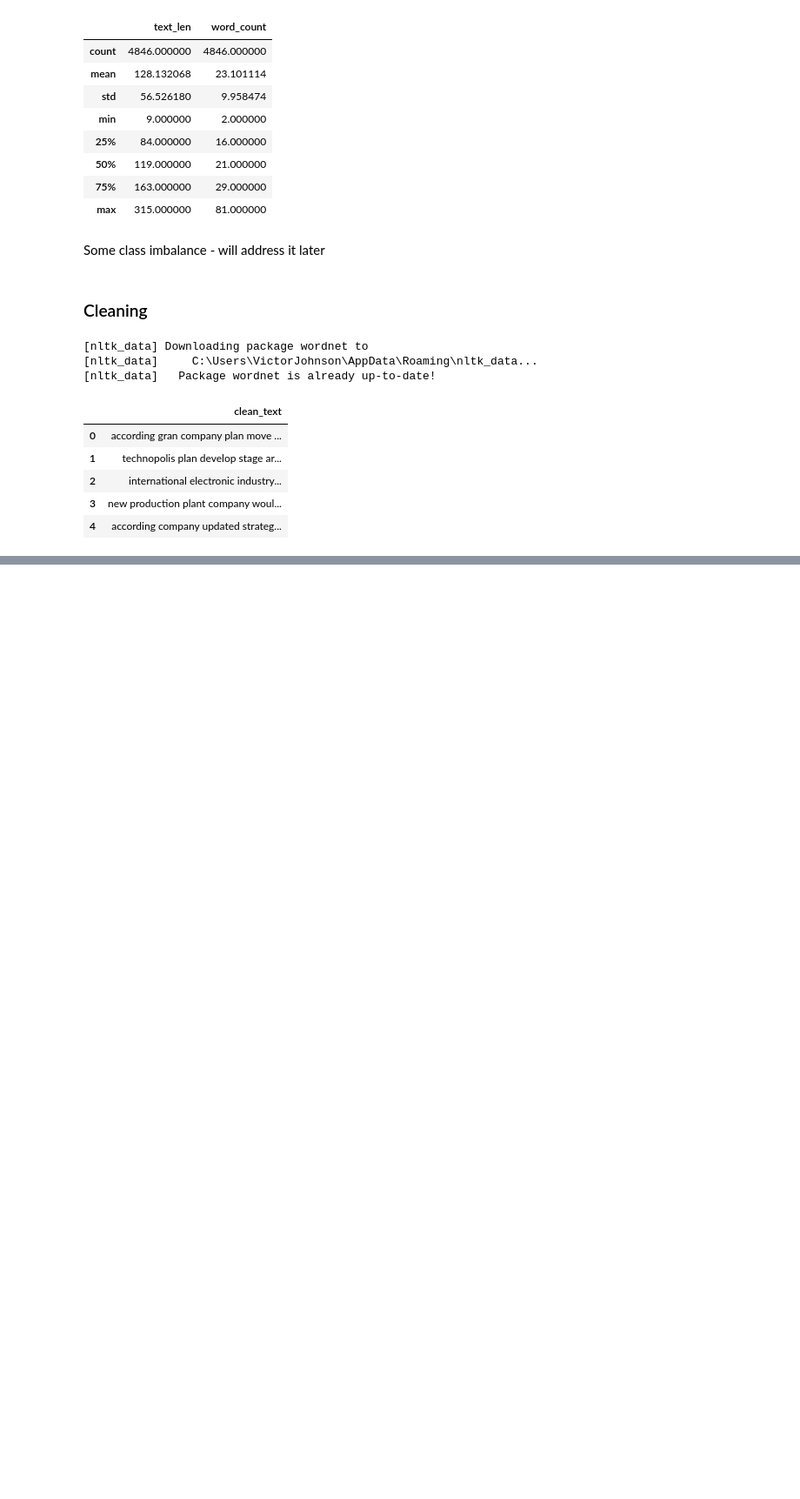
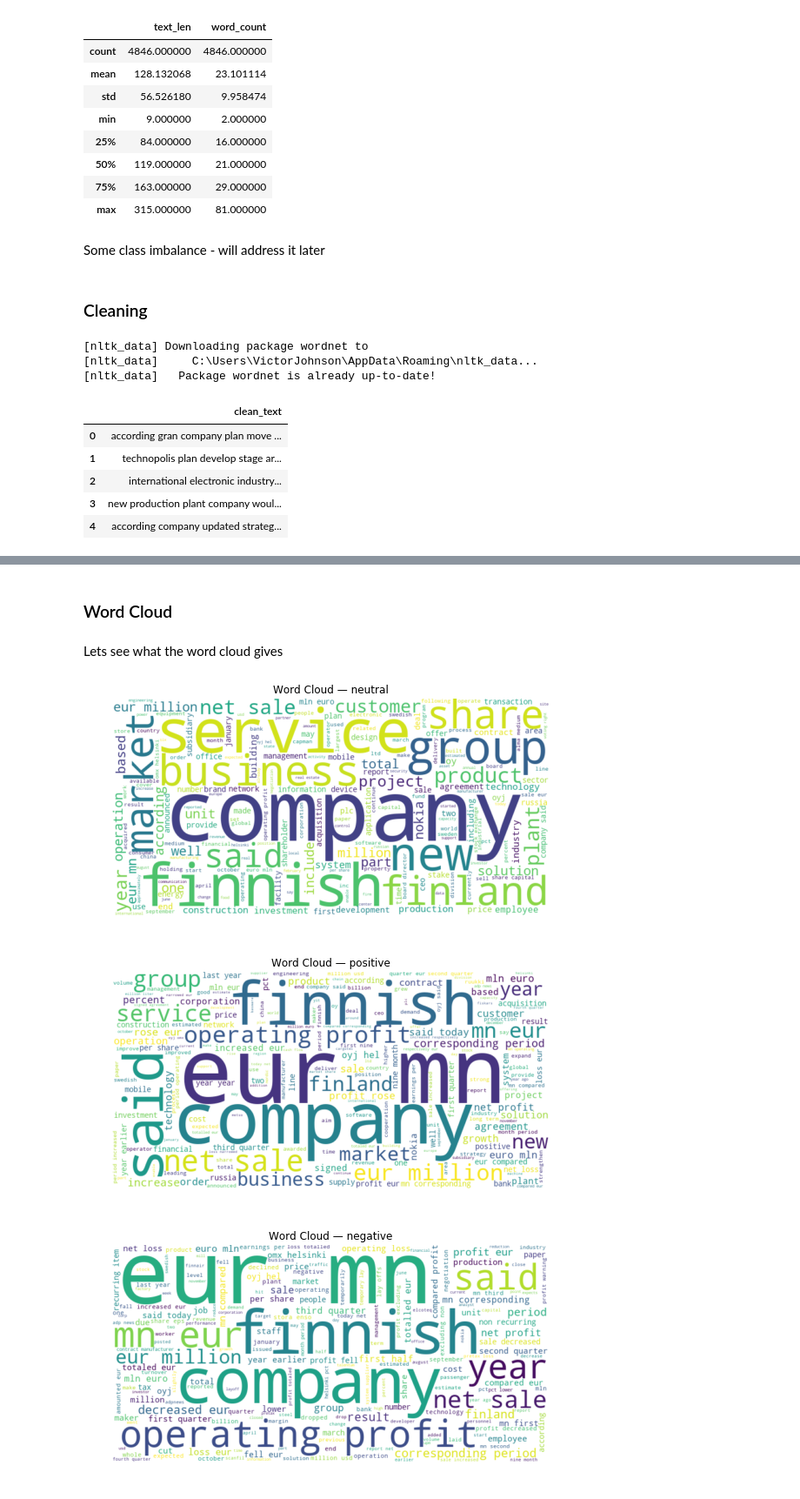
Before and after one commit to victorjohnsonk/SentimentAnalyser, a Jupyter notebook: sentiment-analyser.ipynb, the cells around one changed output, grey strips where cells are left out. Shown at 87% size. Saved outputs shown, nothing was run; the diff lists cells and outputs as text; code cells hidden in the pictures; blank space fills up the shorter version.

```diff
--- a/sentiment-analyser.ipynb
+++ b/sentiment-analyser.ipynb
@@ -168,0 +230,26 @@ df[["clean_text"]].head()
+# %% [markdown]
+### Word Cloud
+# %% [markdown]
+Lets see what the word cloud gives
+# %%
+
+try:
+    from wordcloud import WordCloud
+    def plot_wc(texts, title):
+        text = " ".join(texts.astype(str).tolist())
+        wc = WordCloud(width=800, height=400, background_color="white").generate(text)
+        plt.figure(figsize=(9,5))
+        plt.imshow(wc, interpolation="bilinear")
+        plt.axis("off")
+        plt.title(title)
+        plt.show()
+
+    for lab in df[LABEL_COL].value_counts().index:
+        plot_wc(df[df[LABEL_COL]==lab]["clean_text"], f"Word Cloud — {lab}")
+except Exception as e:
+    print("WordCloud not available. Install it and re-run this cell if you'd like visualizations.")
+    print("Error:", e)
+# %% [output]
+[figure, added]
+[figure, added]
+[figure, added]
```
Also changed, not shown: parts of 2 cells of this notebook.
